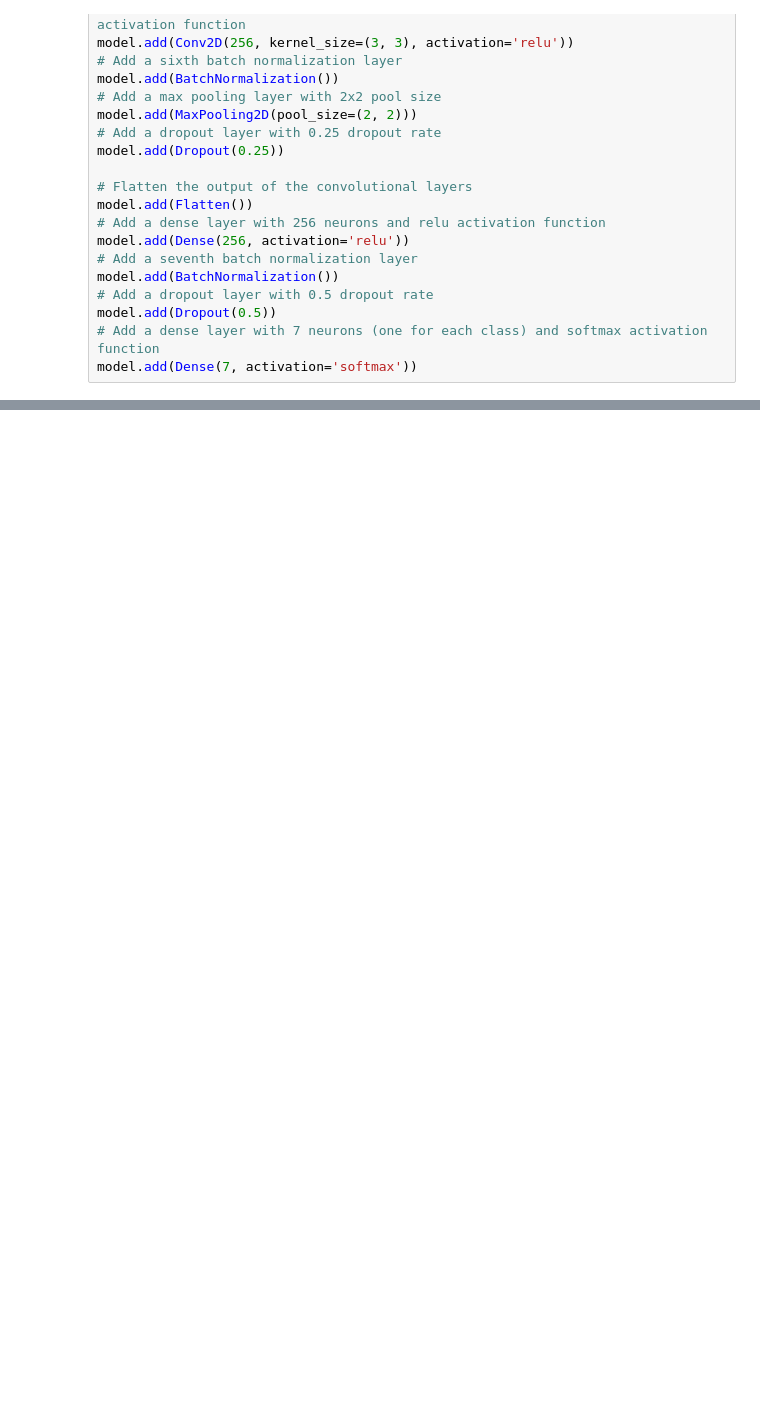
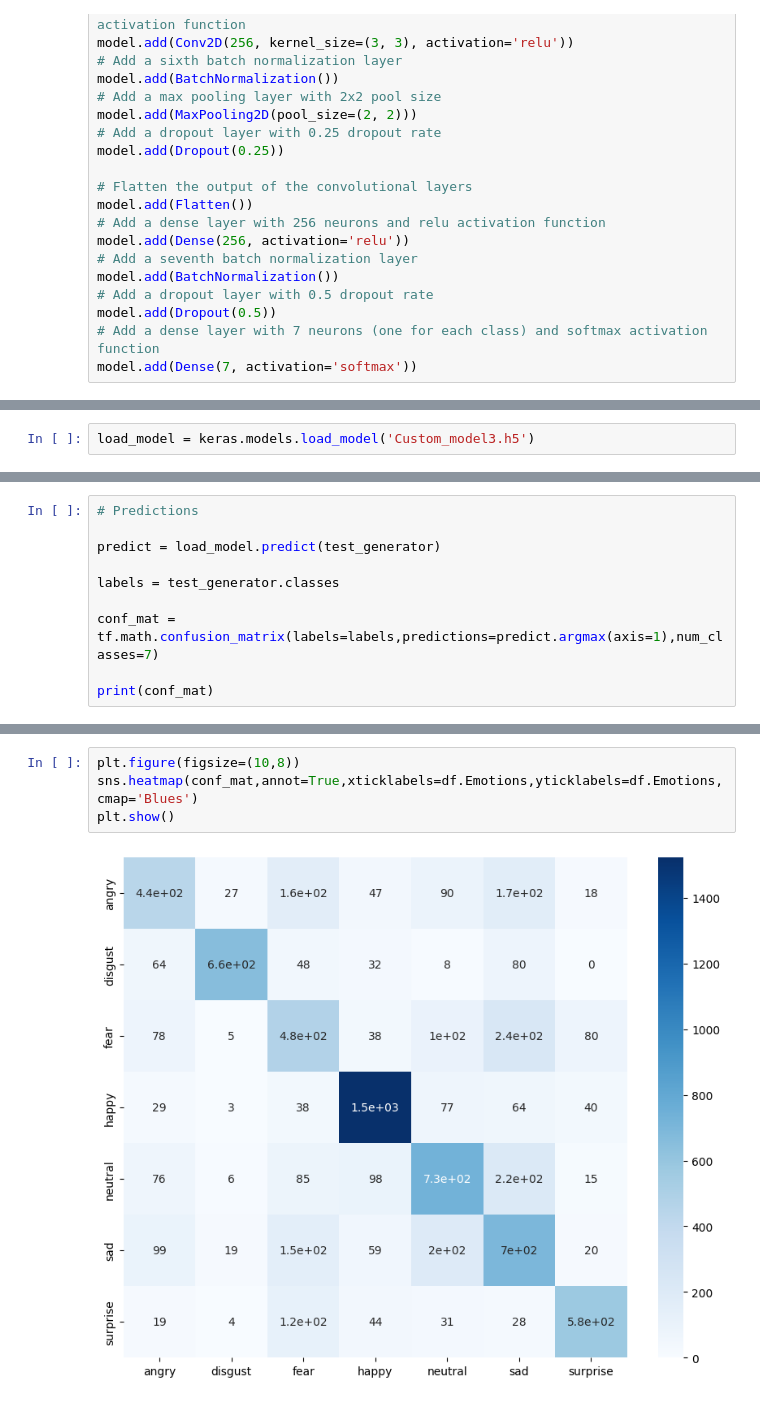
Before and after one commit to Thulasirobocop/Emotion-Detection, a Jupyter notebook: Emotion Detection.ipynb, the cells around one changed output, grey strips where cells are left out. Cells and saved outputs as stored; diff of their text form; blank space fills up the shorter version.

```diff
--- a/Emotion Detection.ipynb
+++ b/Emotion Detection.ipynb
@@ -609,0 +738,2 @@ plot_results(history)
+# %%
+load_model = keras.models.load_model('Custom_model3.h5')
@@ -609,0 +749,10 @@ plot_results(history)
+# %%
+# Predictions
+
+predict = load_model.predict(test_generator)
+
+labels = test_generator.classes
+
+conf_mat = tf.math.confusion_matrix(labels=labels,predictions=predict.argmax(axis=1),num_classes=7)
+
+print(conf_mat)
@@ -609,0 +769,6 @@ plot_results(history)
+# %%
+plt.figure(figsize=(10,8))
+sns.heatmap(conf_mat,annot=True,xticklabels=df.Emotions,yticklabels=df.Emotions,cmap='Blues')
+plt.show()
+# %% [output]
+[figure, added]
```
Also changed, not shown: parts of 36 cells of this notebook.
